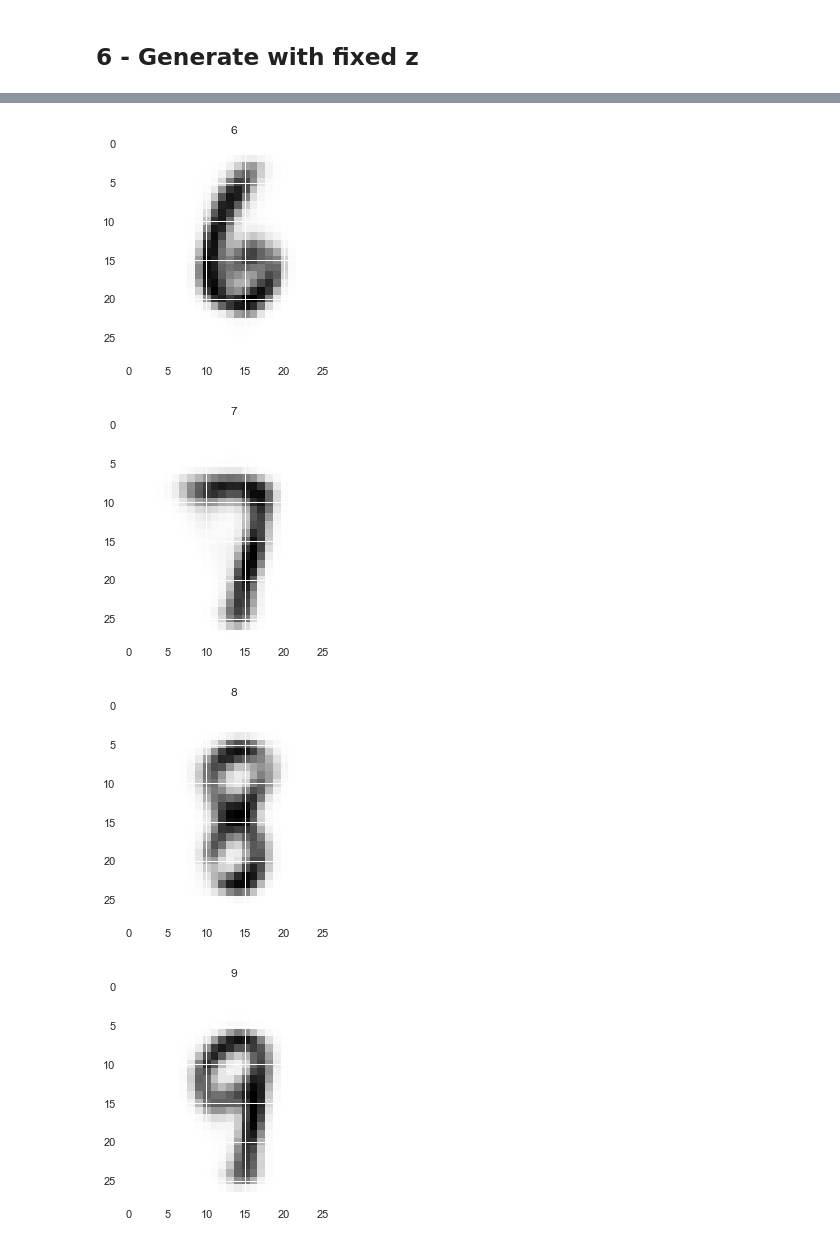
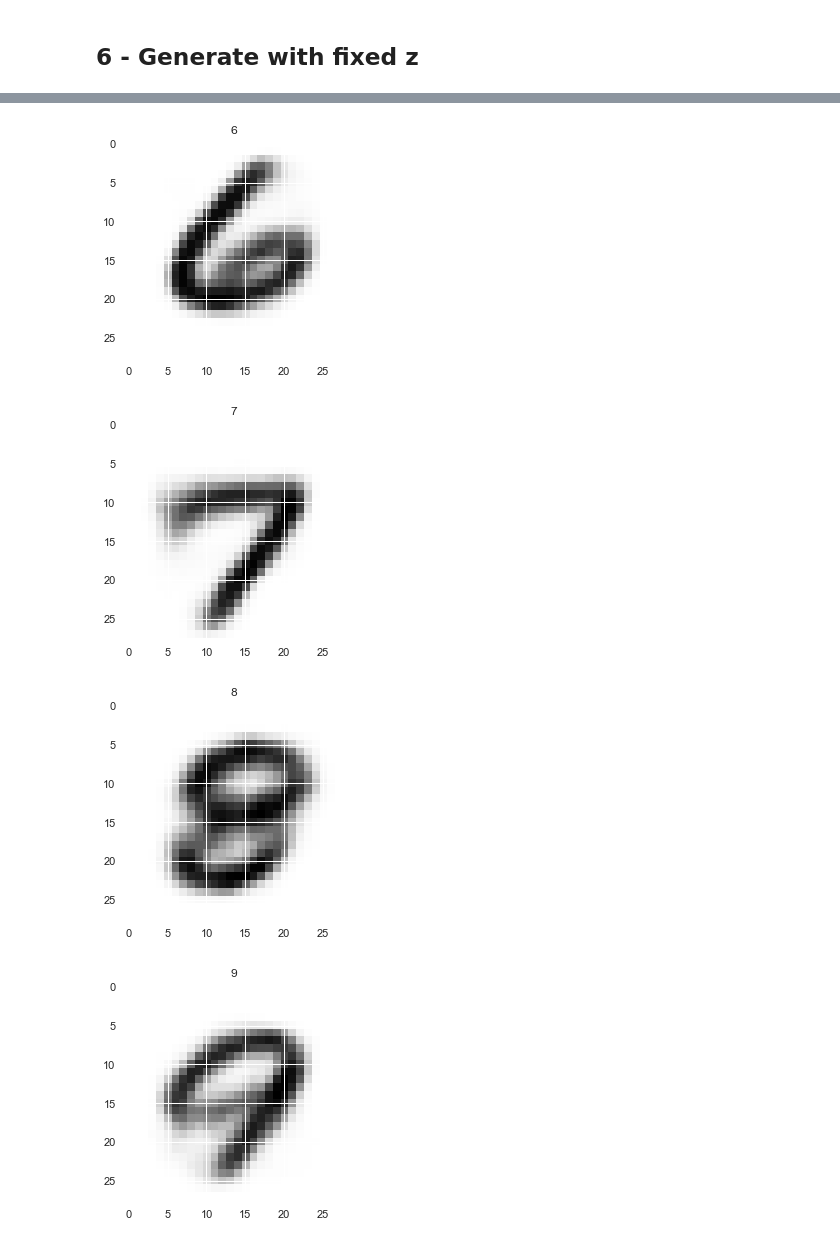
Before and after one commit to qdenisq/classifying_autoencoders, a Jupyter notebook: notebooks/pytorch_cl_vae_MNIST_exmaple.ipynb, the cells around one changed output, grey strips where cells are left out. Drawn from its saved outputs; the diff is of its cells as text; code cells hidden in the pictures.

Commit message:
DS: fixed cl_vae model

```diff
--- a/notebooks/pytorch_cl_vae_MNIST_exmaple.ipynb
+++ b/notebooks/pytorch_cl_vae_MNIST_exmaple.ipynb
@@ -10,7 +11,7 @@ import torch
 # %% [markdown]
 ## 1 - Load the model
 # %%
-fname = '../data/models/cl_vae_mnist_09_17_2018_05_07_PM.pt'
+fname = '../data/models/cl_vae_mnist_09_17_2018_09_42_PM.pt'
 model = ClVaeModel.load_from_ckpt(fname)
 # %% [markdown]
 ## 2 - Load MNIST
@@ -66,7 +67,8 @@ plt.show()
 x_batch = torch.from_numpy(x).float()
 ws_batch = [torch.from_numpy(y_probs).float()]
 
-z, _, _ = model.encode(x_batch, ws_batch)
+z, z_mean, z_log_var = model.encode(x_batch, ws_batch)
+print("{}\n{}\n{}".format(z, z_mean, z_log_var.exp().sqrt()))
 x_decoded = model.decode(z, ws_batch)
 
 x_decoded = x_decoded.detach().numpy()
@@ -103,0 +94,32 @@ plt.show()
+# %%
+n = 25
+w_fixed = ws_batch[0].detach().numpy()
+print(w_fixed.shape)
+w_fixed = np.tile(y_probs[0][:], (n**2, 1))
+
+print(w_fixed.shape)
+z_random = random.normal(size=(z[0].shape))
+z1 = norm.ppf(np.linspace(0.00001, 0.99999, n))
+zx, zy = np.meshgrid(z1, z1)
+z_random = np.stack((zx, zy), axis=-1).reshape((-1, 2))
+print(z_random.shape)
+
+z_random = torch.from_numpy(z_random).float()
+w_fixed = [torch.from_numpy(w_fixed).float()]
+
+x_decoded = model.decode(z_random, w_fixed)
+
+x_decoded = x_decoded.detach().numpy()
+
+final_img = np.zeros((n*int(np.sqrt(x_decoded.shape[-1])), n*int(np.sqrt(x_decoded.shape[-1]))))
+
+img_size = int(np.sqrt(x_decoded.shape[-1]))
+plt.figure(figsize=(14,14))
+for i in range(x_decoded.shape[0]):
+#
+    img = x_decoded[i].reshape([int(np.sqrt(x_decoded.shape[-1]))]*2)
+    final_img[(i % n) * img_size : (i % n + 1) * img_size, (i // n) * img_size : (i // n + 1) * img_size ] = img
+#     plt.title(w_fixed[0][i].max(0)[1].detach().numpy())
+plt.imshow(final_img, cmap='Greys')
+
+plt.show()
@@ -105,7 +132,7 @@ plt.show()
 ## 6 - Generate with fixed z
 # %%
 ws_random = np.identity(ws_batch[0].shape[-1])
-z_fixed = np.tile(random.normal(size=(z[-1].shape)), (ws_random.shape[0], 1))
+z_fixed = np.tile(z[1], (ws_random.shape[0], 1))
 
 ws_random = [torch.from_numpy(ws_random).float()]
 z_fixed = torch.from_numpy(z_fixed).float()
@@ -129,4 +156,4 @@ plt.show()
-[figure, old version]
+[figure, new version]
-[figure, old version]
+[figure, new version]
-[figure, old version]
+[figure, new version]
-[figure, old version]
+[figure, new version]
```
Also changed, not shown: parts of 7 cells of this notebook, 4 other files.
